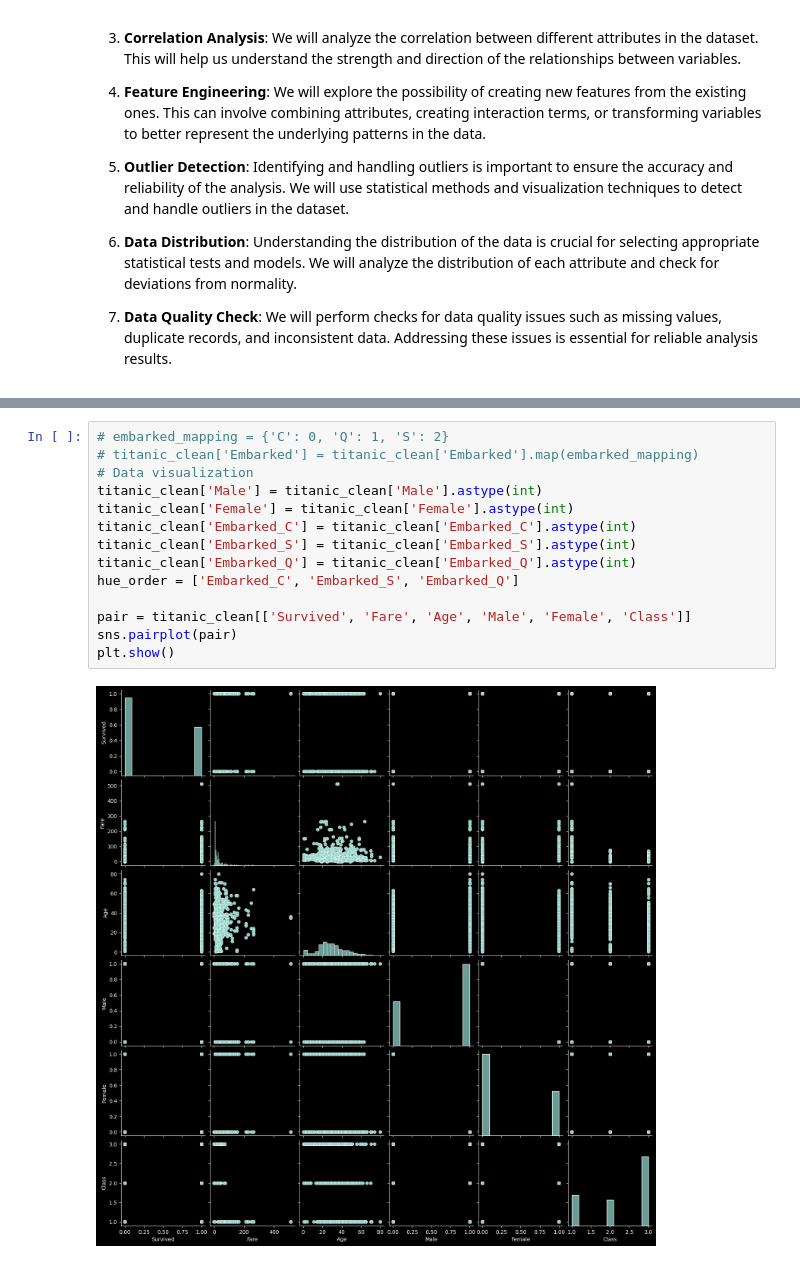
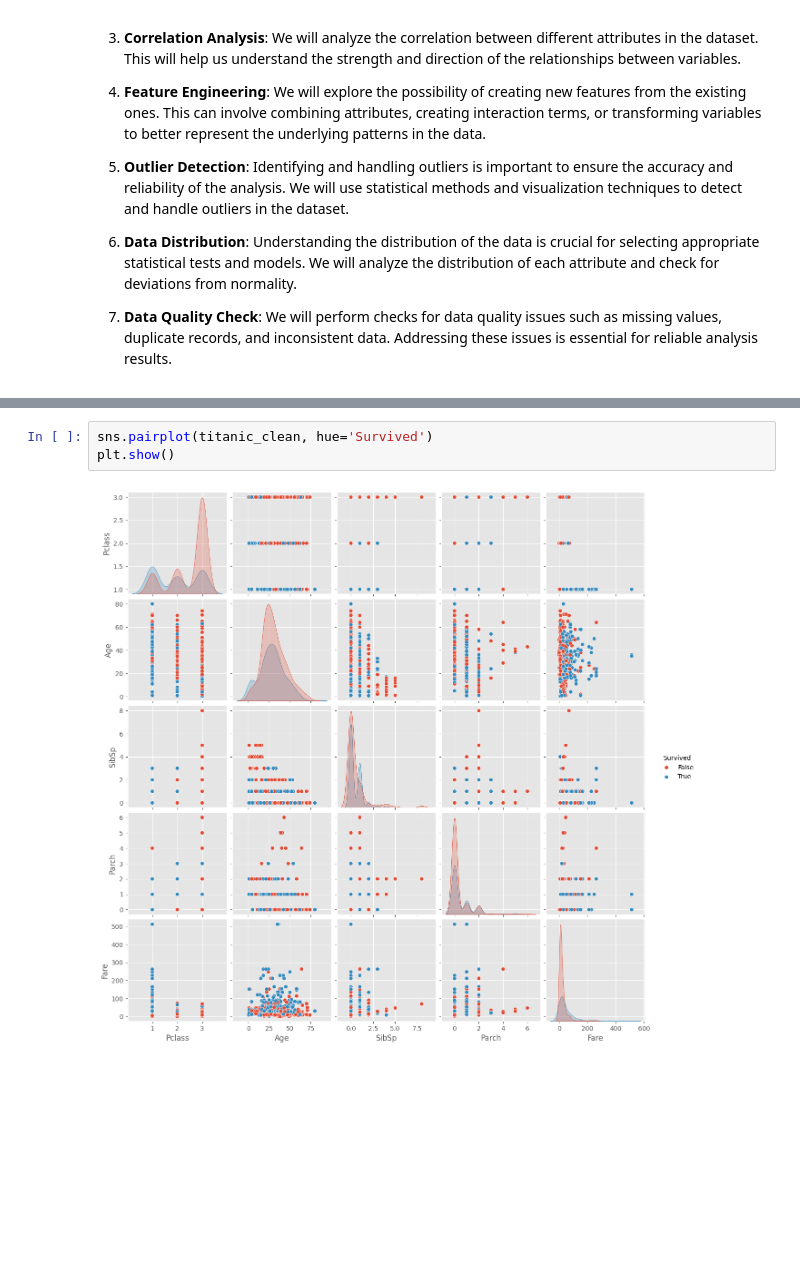
Before and after one commit to N1ch0l4sM/titanic, a Jupyter notebook: titanic.ipynb, the cells around one changed output, grey strips where cells are left out. Cells and saved outputs as stored; diff of their text form; blank space fills up the shorter version.

```diff
--- a/titanic.ipynb
+++ b/titanic.ipynb
@@ -174,16 +187,5 @@ dtype: int64
-# %%
-# embarked_mapping = {'C': 0, 'Q': 1, 'S': 2}
-# titanic_clean['Embarked'] = titanic_clean['Embarked'].map(embarked_mapping)
-# Data visualization
-titanic_clean['Male'] = titanic_clean['Male'].astype(int)
-titanic_clean['Female'] = titanic_clean['Female'].astype(int)
-titanic_clean['Embarked_C'] = titanic_clean['Embarked_C'].astype(int)
-titanic_clean['Embarked_S'] = titanic_clean['Embarked_S'].astype(int)
-titanic_clean['Embarked_Q'] = titanic_clean['Embarked_Q'].astype(int)
-hue_order = ['Embarked_C', 'Embarked_S', 'Embarked_Q']
-
-pair = titanic_clean[['Survived', 'Fare', 'Age', 'Male', 'Female', 'Class']]
-sns.pairplot(pair)
-plt.show()
-# %% [output]
-[figure, removed]
+# %%
+sns.pairplot(titanic_clean, hue='Survived')
+plt.show()
+# %% [output]
+[figure, added]
```
Also changed, not shown: parts of 9 cells of this notebook, 1 other file.
